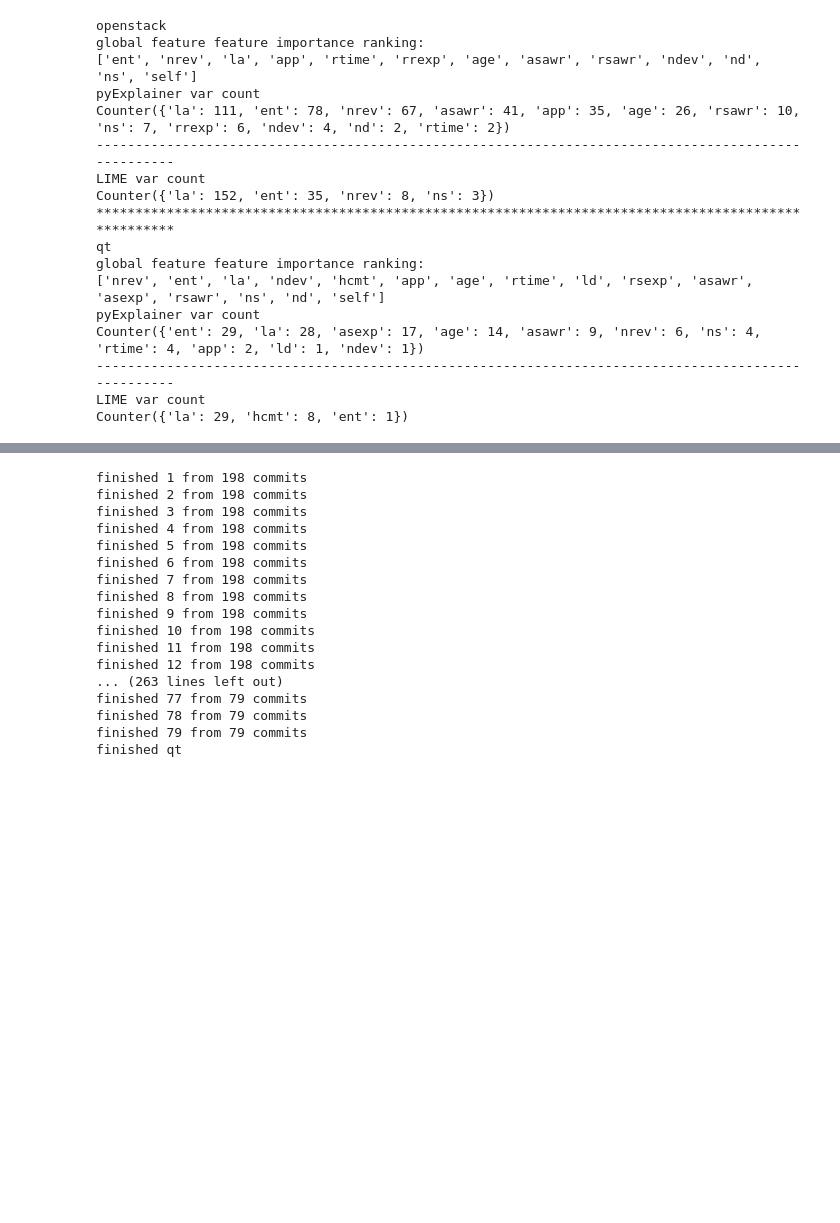
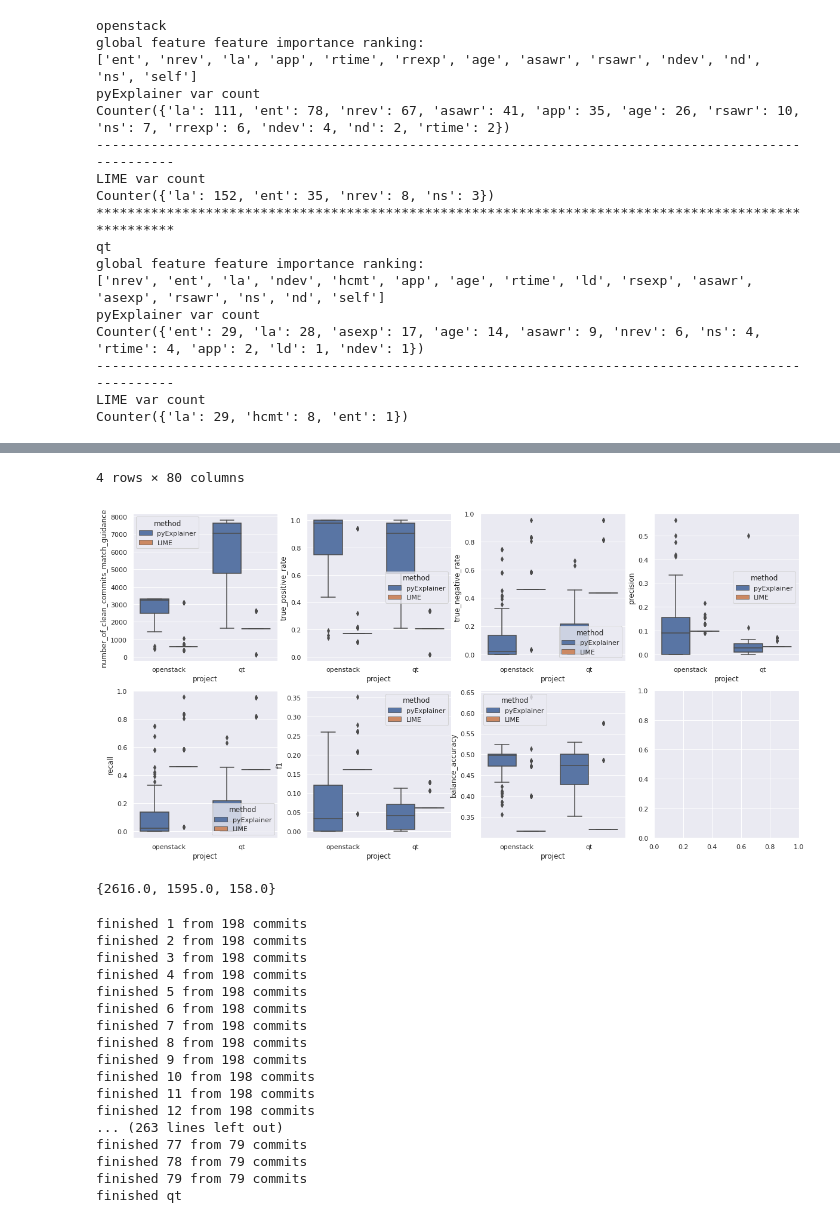
Before and after one commit to awsm-research/PyExplainer, a Jupyter notebook: experiment/evaluation_clean_code.ipynb, the cells around one changed output, grey strips where cells are left out. Saved outputs shown, nothing was run; the diff lists cells and outputs as text; code cells hidden in the pictures; blank space fills up the shorter version.

```diff
--- a/experiment/evaluation_clean_code.ipynb
+++ b/experiment/evaluation_clean_code.ipynb
@@ -363,0 +880,28 @@ def rq2_eval(proj_name):
+# %%
+openstack_result_df = pd.read_csv('./eval_result/RQ3_openstack.csv')
+# openstack_result_df.columns = ['project', 'commit id', 'method', 'true_negative',
+#                                'false_positive','false_nagative','number_of_clean_commits_match_guidance', 'true_positive_rate','true_negative_rate',
+#                                'precision','recall','f1','balance_accuracy']
+# openstack_result_df.to_csv('./eval_result/RQ3_openstack.csv',index=False)
+
+qt_result_df = pd.read_csv('./eval_result/RQ3_qt.csv')
+# qt_result_df.columns = ['project', 'commit id', 'method', 'true_negative',
+#                                'false_positive','false_nagative','number_of_clean_commits_match_guidance', 'true_positive_rate','true_negative_rate',
+#                                'precision','recall','f1','balance_accuracy']
+# qt_result_df.to_csv('./eval_result/RQ3_qt.csv',index=False)
+
+fig, axs = plt.subplots(2,4, figsize=(20,10))
+result_df = pd.concat([openstack_result_df, qt_result_df])
+# display(result_df.head(10))
+
+# plt.ylim(0,100)
+sns.boxplot(data=result_df, x='project', y='number_of_clean_commits_match_guidance', hue='method', ax=axs[0,0])
+sns.boxplot(data=result_df, x='project', y='true_positive_rate', hue='method', ax=axs[0,1])
+sns.boxplot(data=result_df, x='project', y='true_negative_rate', hue='method', ax=axs[0,2])
+sns.boxplot(data=result_df, x='project', y='precision', hue='method', ax=axs[0,3])
+sns.boxplot(data=result_df, x='project', y='recall', hue='method', ax=axs[1,0])
+sns.boxplot(data=result_df, x='project', y='f1', hue='method', ax=axs[1,1])
+sns.boxplot(data=result_df, x='project', y='balance_accuracy', hue='method', ax=axs[1,2])
+
+display(result_df.groupby(['project','method']).describe())
+# %% [output]
@@ -364,3 +915,9 @@ def rq2_eval(proj_name):
+4 rows × 80 columns
+[figure, added]
+# %%
+print(set(openstack_result_df[openstack_result_df['method']=='LIME']['number_of_clean_commits_match_guidance']))
+# %% [output]
+{2616.0, 1595.0, 158.0}
 # %%
 '''
     Exclusiveness ({rule}->Defect) = lift({rule} -> Defect) / (lift({rule} -> Defect) + lift({rule} -> Clean))
```
Also changed, not shown: parts of 27 cells of this notebook, 6 other files.
